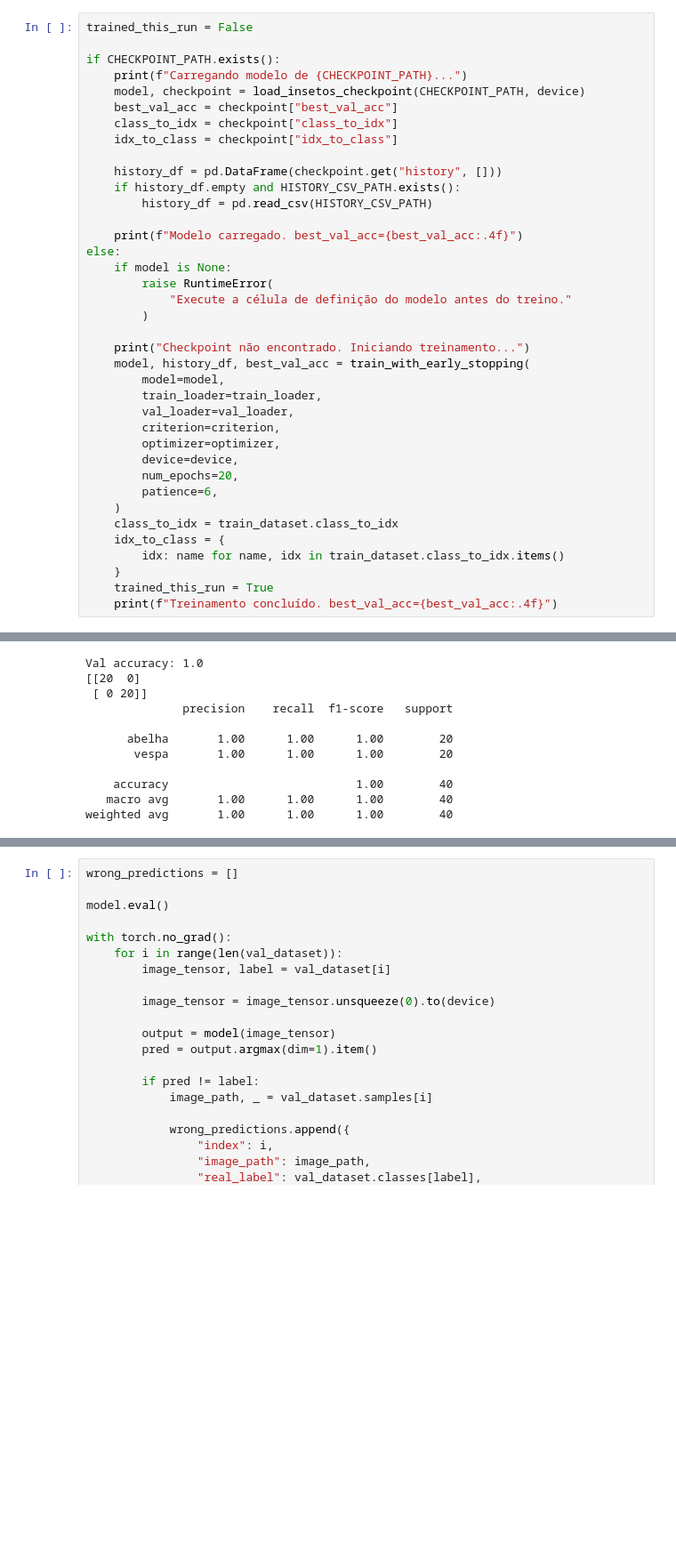
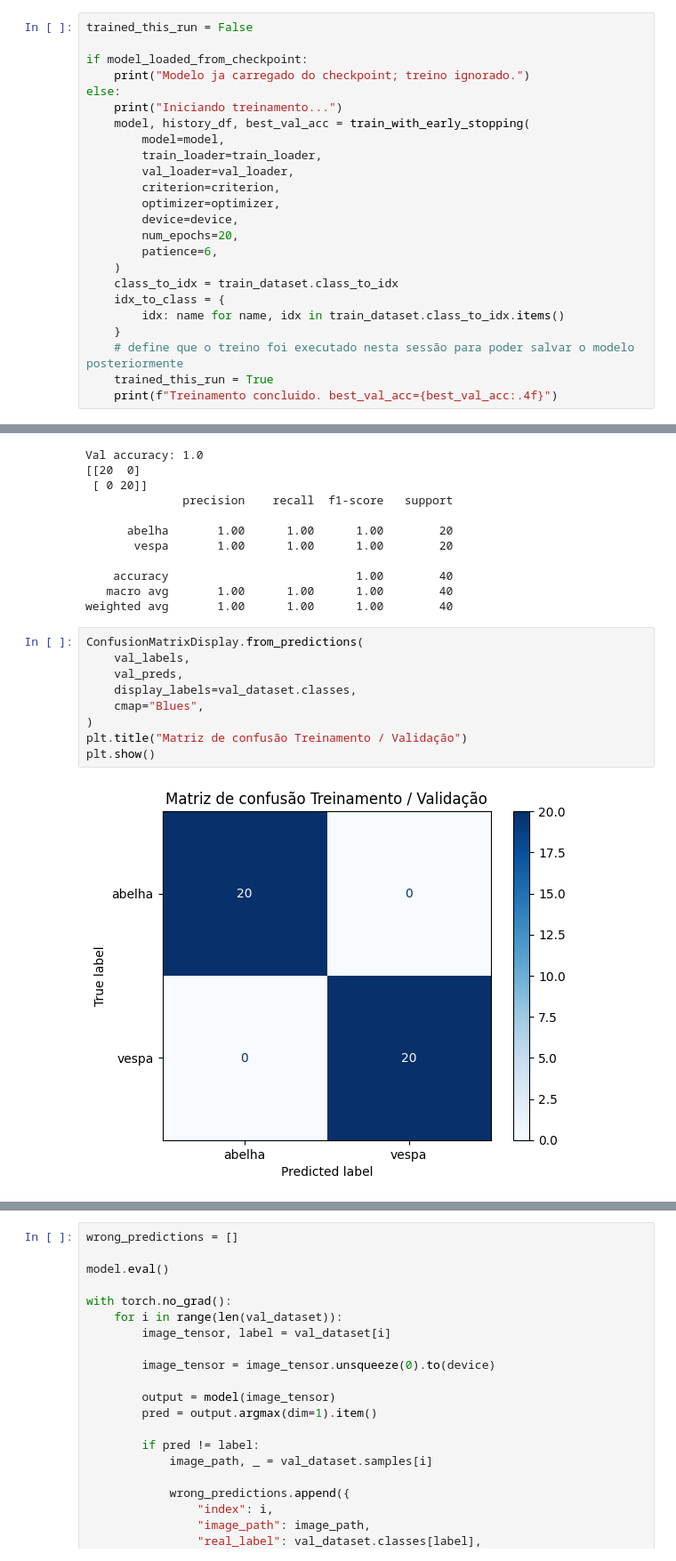
Before and after one commit to gilcesarf/deep-learning, a Jupyter notebook: 10 - Custom Dataset.ipynb, the cells around one changed output, grey strips where cells are left out. Shown at 89% size. Saved outputs shown, nothing was run; the diff lists cells and outputs as text; blank space fills up the shorter version.

```diff
--- a/10 - Custom Dataset.ipynb
+++ b/10 - Custom Dataset.ipynb
@@ -1375,25 +1365,10 @@ Otimizador não necessário: modelo já treinado previamente será carregado do
 # %%
 trained_this_run = False
 
-if CHECKPOINT_PATH.exists():
-    print(f"Carregando modelo de {CHECKPOINT_PATH}...")
-    model, checkpoint = load_insetos_checkpoint(CHECKPOINT_PATH, device)
-    best_val_acc = checkpoint["best_val_acc"]
-    class_to_idx = checkpoint["class_to_idx"]
-    idx_to_class = checkpoint["idx_to_class"]
-
-    history_df = pd.DataFrame(checkpoint.get("history", []))
-    if history_df.empty and HISTORY_CSV_PATH.exists():
-        history_df = pd.read_csv(HISTORY_CSV_PATH)
-
-    print(f"Modelo carregado. best_val_acc={best_val_acc:.4f}")
+if model_loaded_from_checkpoint:
+    print("Modelo ja carregado do checkpoint; treino ignorado.")
 else:
-    if model is None:
-        raise RuntimeError(
-            "Execute a célula de definição do modelo antes do treino."
-        )
-
-    print("Checkpoint não encontrado. Iniciando treinamento...")
+    print("Iniciando treinamento...")
     model, history_df, best_val_acc = train_with_early_stopping(
         model=model,
         train_loader=train_loader,
@@ -1408,6 +1383,7 @@ else:
     idx_to_class = {
         idx: name for name, idx in train_dataset.class_to_idx.items()
     }
+    # define que o treino foi executado nesta sessão para poder salvar o modelo posteriormente
     trained_this_run = True
-    print(f"Treinamento concluído. best_val_acc={best_val_acc:.4f}")
+    print(f"Treinamento concluido. best_val_acc={best_val_acc:.4f}")
 # %% [output]
@@ -1466,3 +1480,14 @@ Val accuracy: 1.0
     accuracy                           1.00        40
    macro avg       1.00      1.00      1.00        40
 weighted avg       1.00      1.00      1.00        40
+# %%
+ConfusionMatrixDisplay.from_predictions(
+    val_labels,
+    val_preds,
+    display_labels=val_dataset.classes,
+    cmap="Blues",
+)
+plt.title("Matriz de confusão Treinamento / Validação")
+plt.show()
+# %% [output]
+[figure, added]
```
Also changed, not shown: parts of 33 cells of this notebook, 37 other files.
